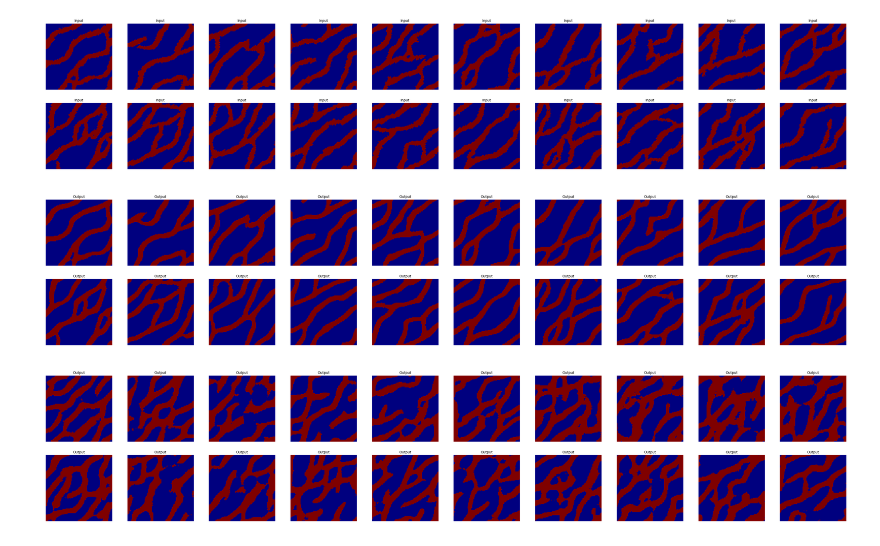
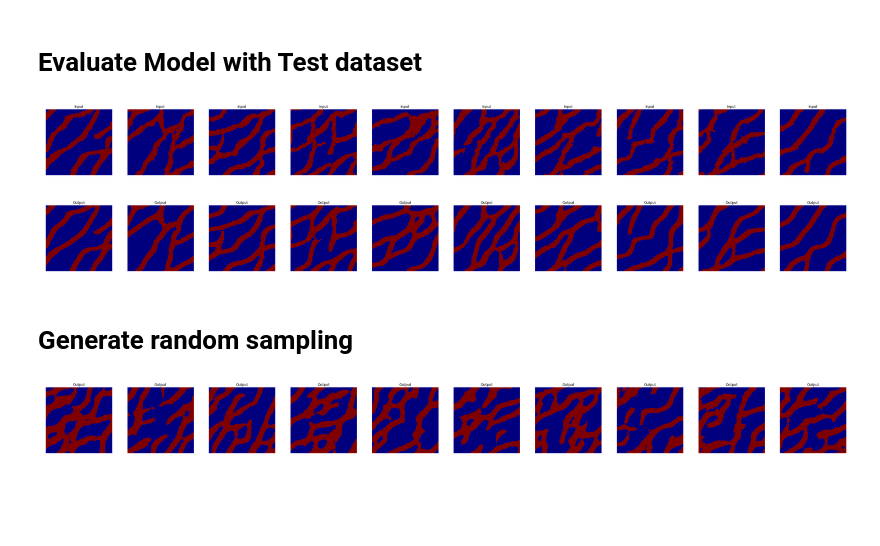
Before and after one commit to smitharauco/GeoFacies_DL, a Jupyter notebook: Train_DCVAE_MobileNet_MPS100_Keras.ipynb, the cells around one changed output. Drawn from its saved outputs; the diff is of its cells as text; code cells hidden in the pictures; blank space fills up the shorter version.

```diff
--- a/Train_DCVAE_MobileNet_MPS100_Keras.ipynb
+++ b/Train_DCVAE_MobileNet_MPS100_Keras.ipynb
@@ -14,0 +24,13 @@ x_test  = x_test.astype('float32')
+# %%
+if load_tfrecords:
+    if create_tfrecords:
+        x_train, x_test = load_numpy(path_npy,random_state=0,split_data=0.30)
+        convert_to_tfrecords(path_tfr, x_train, x_test)
+        gen_train, gen_test = load_from_tfrecords(path_tfr, batch_size)
+    else:
+        try:
+            gen_train, gen_test = load_from_tfrecords(path_tfr, batch_size)
+        except:
+            print("Data not found. Change 'create_tfrecords' to True")
+else:
+    x_train, x_test = load_numpy(path_npy,random_state=0,split_data=0.30)
@@ -15,4 +39,5 @@ x_test  = x_test.astype('float32')
 # %%
-model = MobileNetVae(input_shape=(100,100,2),filters=[32,32,16],strides=[2,2,1],latent_dim=500,opt=RMSprop(lr=0.001),dropout=0.0)
+path_weights = os.path.join(path_tfr, 'w100_Mob.hdf5')
+
+model = MobileNetVae(input_shape=(100, 100, 2),filters=[32,32,16],strides=[2,2,1],
+                     latent_dim=500,opt=Adam(lr=0.001),dropout=0.0, filepath=path_weights) #Adam(amsgrad=True)
-# %%
-model.fit(x_train, num_epochs=500,batch_size=64,val_split=0.2,verbose=1)
@@ -52,0 +46,13 @@ HBox(children=(IntProgress(value=0, description='Epoch 4', max=32000, style=Prog
+# %%
+num_epochs = 500
+
+if load_tfrecords:
+    x_train = gen_train.mps_generator()
+    x_val = gen_test.mps_generator()
+    model.fit_generator(x_train,
+                        num_epochs=num_epochs, verbose=1,
+                        steps_per_epoch = len(gen_train),
+                        val_set = x_val,
+                        validation_steps = len(gen_test))
+else:
+    model.fit(x_train, num_epochs=num_epochs, batch_size = batch_size, x_v=x_test,verbose=1)
@@ -70,11 +112,18 @@ acc_pred   :  [0.9436018588542938, 0.943600443482399, 0.9435755369663239, 0.9436
+# %% [markdown]
+# Evaluate Model with Test dataset
 # %%
-x_rec=model.model.predict(x_test)
-PlotDataAE(x_test[:,:,:,1],np.argmax(x_rec[:,:,:,:],axis=-1),digit_size=100)
+if load_tfrecords:
+    x_test = gen_test.get_numpy_batch()
+
+x_rec = model.model.predict(x_test)
+PlotDataAE(np.argmax(x_test[:,:,:,:],axis=-1),np.argmax(x_rec[:,:,:,:],axis=-1),digit_size=(100,100))
 # %% [output]
-[figure, old version]
+[figure, new version]
-[figure, old version]
+[figure, new version]
+# %% [markdown]
+# Generate random sampling
 # %%
 x_gen=model.generate(binary=True)
-PlotDataAE([],x_gen[:,:,:],digit_size=100,Only_Result=False)
+PlotDataAE([],x_gen[:,:,:],Only_Result=False,digit_size=(100,100))
 # %% [output]
-[figure, old version]
+[figure, new version]
```
Also changed, not shown: parts of 12 cells of this notebook, 18 other files.
